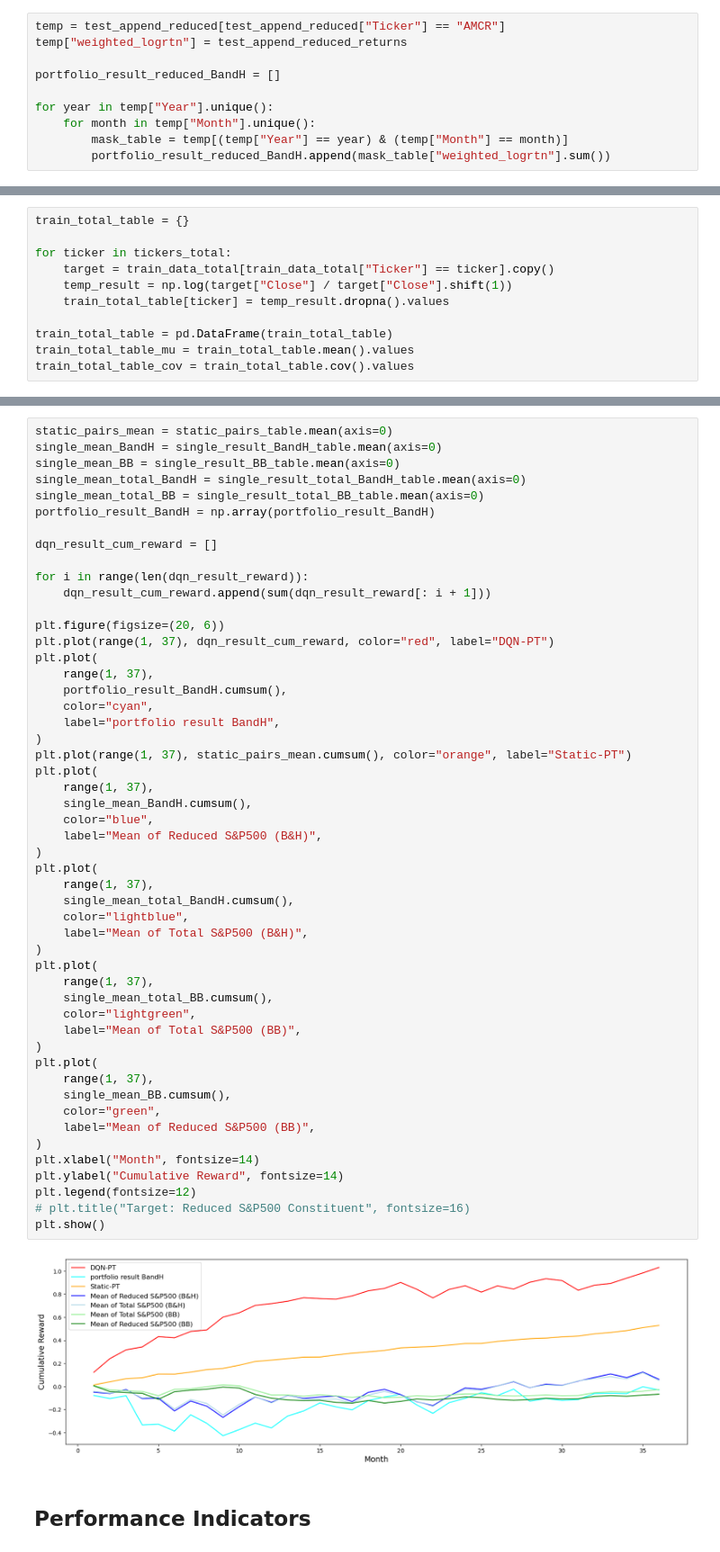
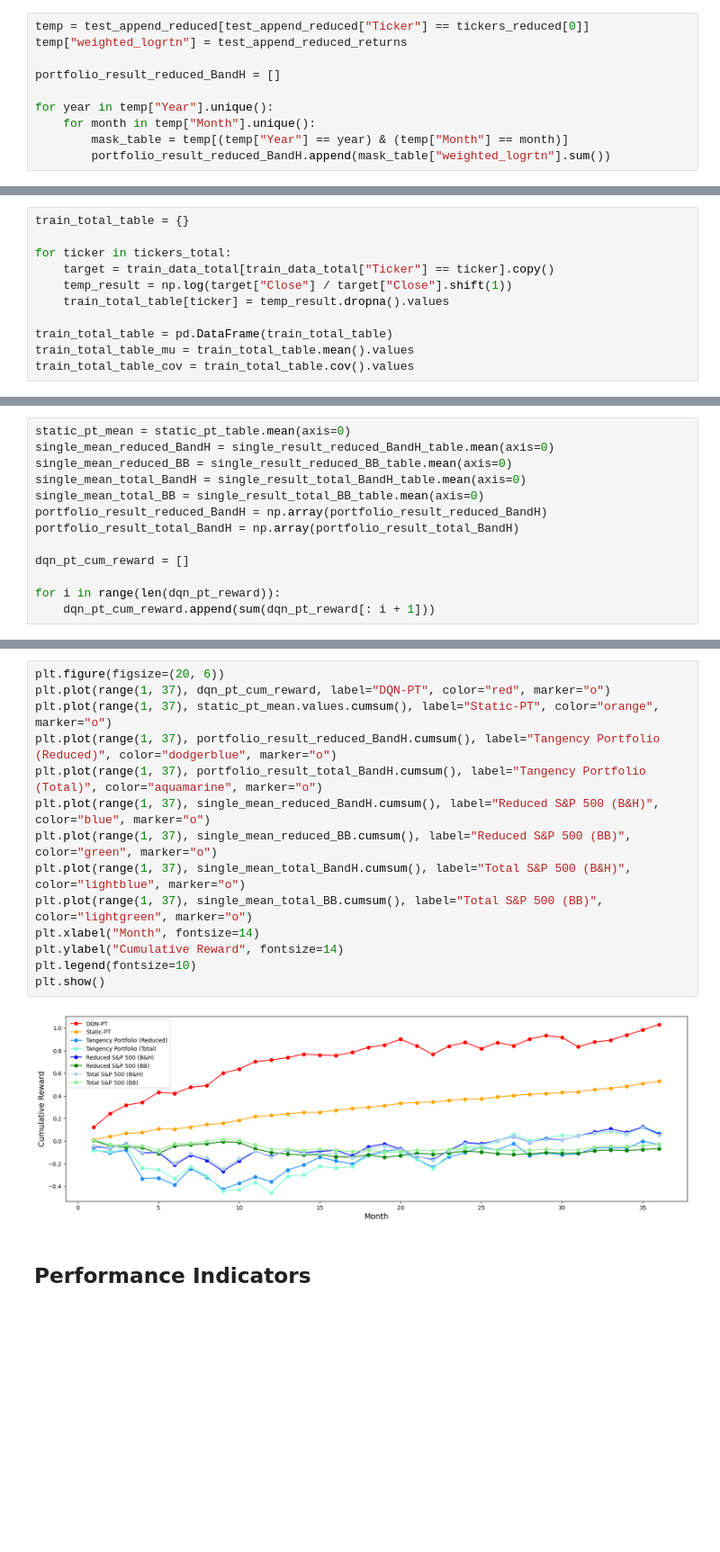
Before and after one commit to DanielHYLai/pairs-trading-with-reinforcement-learning, a Jupyter notebook: pairs-selection/comparison_oos_pairs_reduced.ipynb, the cells around one changed output, grey strips where cells are left out. Shown at 90% size. Cells and saved outputs as stored; diff of their text form; blank space fills up the shorter version.

Commit message:
Add portfolio result

```diff
--- a/pairs-selection/comparison_oos_pairs_reduced.ipynb
+++ b/pairs-selection/comparison_oos_pairs_reduced.ipynb
@@ -996,7 +976,7 @@ test_append_reduced_returns = [
     for x in range(test_append_reduced_table.shape[0])
 ]
 # %%
-temp = test_append_reduced[test_append_reduced["Ticker"] == "AMCR"]
+temp = test_append_reduced[test_append_reduced["Ticker"] == tickers_reduced[0]]
 temp["weighted_logrtn"] = test_append_reduced_returns
 
 portfolio_result_reduced_BandH = []
@@ -1080,0 +1171,13 @@ test_append_total = pd.concat(append_value_total, ignore_index=True)
+# %%
+static_pt_mean = static_pt_table.mean(axis=0)
+single_mean_reduced_BandH = single_result_reduced_BandH_table.mean(axis=0)
+single_mean_reduced_BB = single_result_reduced_BB_table.mean(axis=0)
+single_mean_total_BandH = single_result_total_BandH_table.mean(axis=0)
+single_mean_total_BB = single_result_total_BB_table.mean(axis=0)
+portfolio_result_reduced_BandH = np.array(portfolio_result_reduced_BandH)
+portfolio_result_total_BandH = np.array(portfolio_result_total_BandH)
+
+dqn_pt_cum_reward = []
+
+for i in range(len(dqn_pt_reward)):
+    dqn_pt_cum_reward.append(sum(dqn_pt_reward[: i + 1]))
@@ -1081,56 +1236,19 @@ test_append_total = pd.concat(append_value_total, ignore_index=True)
 # %%
-static_pairs_mean = static_pairs_table.mean(axis=0)
-single_mean_BandH = single_result_BandH_table.mean(axis=0)
-single_mean_BB = single_result_BB_table.mean(axis=0)
-single_mean_total_BandH = single_result_total_BandH_table.mean(axis=0)
-single_mean_total_BB = single_result_total_BB_table.mean(axis=0)
-portfolio_result_BandH = np.array(portfolio_result_BandH)
-
-dqn_result_cum_reward = []
-
-for i in range(len(dqn_result_reward)):
-    dqn_result_cum_reward.append(sum(dqn_result_reward[: i + 1]))
-
 plt.figure(figsize=(20, 6))
-plt.plot(range(1, 37), dqn_result_cum_reward, color="red", label="DQN-PT")
-plt.plot(
-    range(1, 37),
-    portfolio_result_BandH.cumsum(),
-    color="cyan",
-    label="portfolio result BandH",
-)
-plt.plot(range(1, 37), static_pairs_mean.cumsum(), color="orange", label="Static-PT")
-plt.plot(
-    range(1, 37),
-    single_mean_BandH.cumsum(),
-    color="blue",
-    label="Mean of Reduced S&P500 (B&H)",
-)
-plt.plot(
-    range(1, 37),
-    single_mean_total_BandH.cumsum(),
-    color="lightblue",
-    label="Mean of Total S&P500 (B&H)",
-)
-plt.plot(
-    range(1, 37),
-    single_mean_total_BB.cumsum(),
-    color="lightgreen",
-    label="Mean of Total S&P500 (BB)",
-)
-plt.plot(
-    range(1, 37),
-    single_mean_BB.cumsum(),
-    color="green",
-    label="Mean of Reduced S&P500 (BB)",
-)
+plt.plot(range(1, 37), dqn_pt_cum_reward, label="DQN-PT", color="red", marker="o")
+plt.plot(range(1, 37), static_pt_mean.values.cumsum(), label="Static-PT", color="orange", marker="o")
+plt.plot(range(1, 37), portfolio_result_reduced_BandH.cumsum(), label="Tangency Portfolio (Reduced)", color="dodgerblue", marker="o")
+plt.plot(range(1, 37), portfolio_result_total_BandH.cumsum(), label="Tangency Portfolio (Total)", color="aquamarine", marker="o")
+plt.plot(range(1, 37), single_mean_reduced_BandH.cumsum(), label="Reduced S&P 500 (B&H)", color="blue", marker="o")
+plt.plot(range(1, 37), single_mean_reduced_BB.cumsum(), label="Reduced S&P 500 (BB)", color="green", marker="o")
+plt.plot(range(1, 37), single_mean_total_BandH.cumsum(), label="Total S&P 500 (B&H)", color="lightblue", marker="o")
+plt.plot(range(1, 37), single_mean_total_BB.cumsum(), label="Total S&P 500 (BB)", color="lightgreen", marker="o")
 plt.xlabel("Month", fontsize=14)
 plt.ylabel("Cumulative Reward", fontsize=14)
-plt.legend(fontsize=12)
-# plt.title("Target: Reduced S&P500 Constituent", fontsize=16)
+plt.legend(fontsize=10)
 plt.show()
 # %% [output]
-[figure, old version]
+[figure, new version]
 # %% [markdown]
 ## Performance Indicators
 # %%
```
Also changed, not shown: parts of 20 cells of this notebook, 1 other file.
